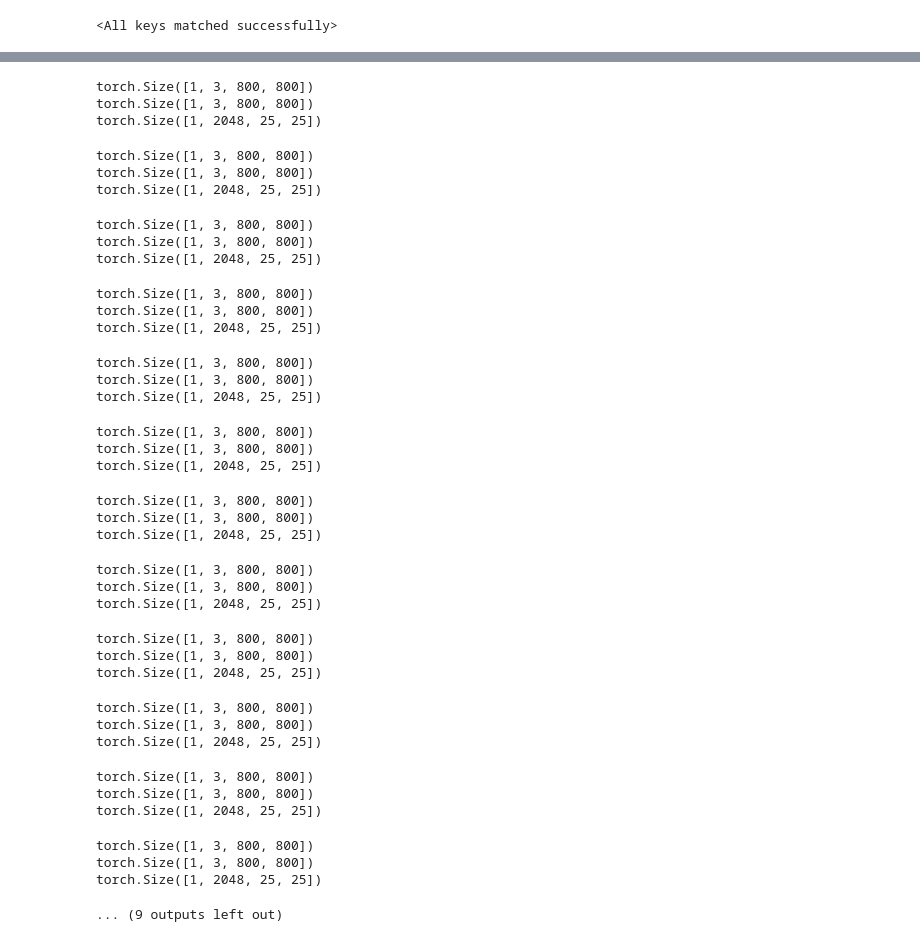
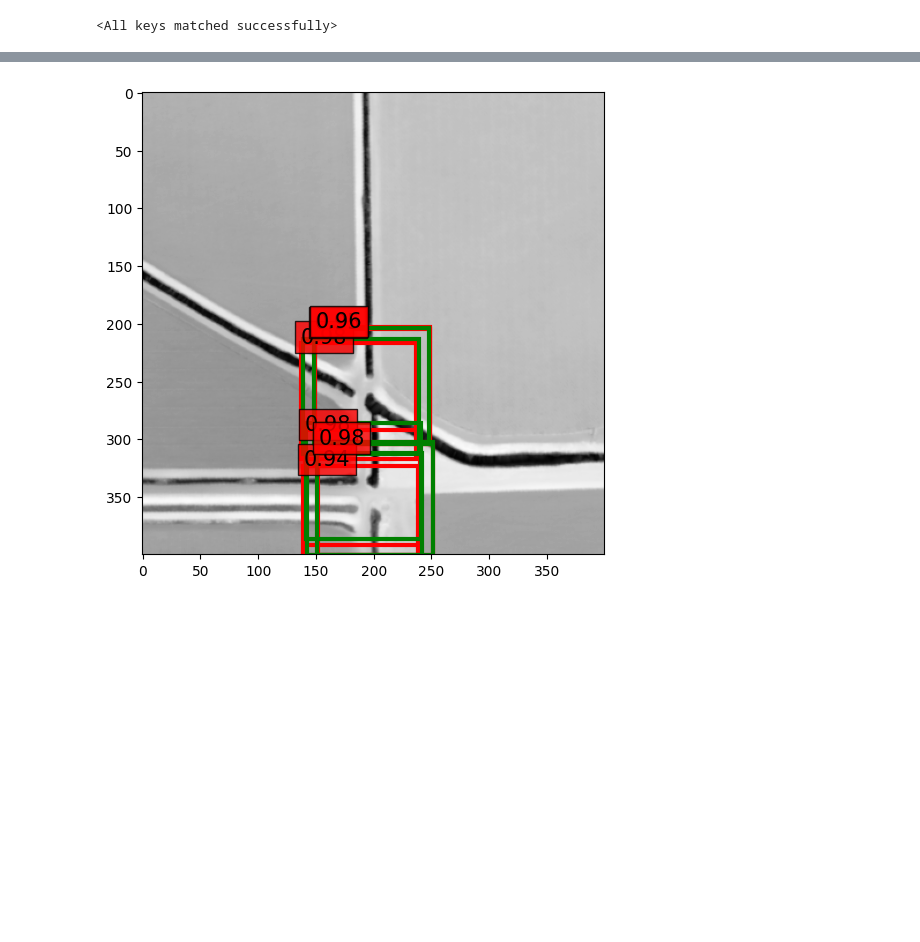
Before and after one commit to amirhnazerii/Transformer_OD_TPU, a Jupyter notebook: notebooks/visualization/visualize_dataset.ipynb, the cells around one changed output, grey strips where cells are left out. Drawn from its saved outputs; the diff is of its cells as text; code cells hidden in the pictures; blank space fills up the shorter version.

Commit message:
pretrained binary classifier with cropping

```diff
--- a/notebooks/visualization/visualize_dataset.ipynb
+++ b/notebooks/visualization/visualize_dataset.ipynb
@@ -78,7 +75,5 @@ pretrained_dict = {k: v for k, v in checkpoint['model'].items() if 'class_embed'
 # %%
 checkpoint = torch.load(args.resume, map_location='cpu')
-model_dict = model.state_dict()
-model_dict.update(pretrained_dict)
-model.load_state_dict(model_dict)
+model.load_state_dict(checkpoint['model'])
 # %% [output]
 <All keys matched successfully>
@@ -150,17 +140,19 @@ plot_inputs(sample)
 # %%
 samples, targets = sample
 samples = samples.to(device)
 targets = [{k: v.to(device) for k, v in t.items()} for t in targets]
 outputs = model(samples)
 image = sample[0].tensors[0].cpu().numpy()[0,:,:]
 
 probas = outputs['pred_logits'].softmax(-1)[0, :, :-1]
-keep = probas.max(-1).values > 0.1
+keep = probas.max(-1).values > 0.7
 
 # convert boxes from [0; 1] to image scales
 bboxes_scaled = rescale_bboxes(outputs['pred_boxes'][0, keep], image.shape)
 
 plot_outputs(sample, probas[keep], bboxes_scaled)
+# %% [output]
+[figure, added]
 # %%
 def plot_results(sample, prob, boxes, idx):
     image = sample[0].tensors[0].cpu().numpy()[0,:,:]
@@ -197,55 +189,18 @@ def rescale_bboxes(out_bbox, shape):
 # %%
 for idx, sample in enumerate(tqdm(data_loader_val)):
     if idx % 50 != 0:
-        continue
+         continue
     samples, targets = sample
     samples = samples.to(device)
     targets = [{k: v.to(device) for k, v in t.items()} for t in targets]
     outputs = model(samples)
+    image = sample[0].tensors[0].cpu().numpy()[0,:,:]
 
     # keep only predictions with 0.7+ confidence
     probas = outputs['pred_logits'].softmax(-1)[0, :, :-1]
     keep = probas.max(-1).values > 0.7
 
     # convert boxes from [0; 1] to image scales
-    bboxes_scaled = rescale_bboxes(outputs['pred_boxes'][0, keep])
+    bboxes_scaled = rescale_bboxes(outputs['pred_boxes'][0, keep], image.shape)
 
     plot_results(sample, probas[keep], bboxes_scaled, idx)
-# %% [output]
-torch.Size([1, 3, 800, 800])
-torch.Size([1, 3, 800, 800])
-torch.Size([1, 2048, 25, 25])
-torch.Size([1, 3, 800, 800])
-torch.Size([1, 3, 800, 800])
-torch.Size([1, 2048, 25, 25])
-torch.Size([1, 3, 800, 800])
-torch.Size([1, 3, 800, 800])
-torch.Size([1, 2048, 25, 25])
-torch.Size([1, 3, 800, 800])
-torch.Size([1, 3, 800, 800])
-torch.Size([1, 2048, 25, 25])
-torch.Size([1, 3, 800, 800])
-torch.Size([1, 3, 800, 800])
-torch.Size([1, 2048, 25, 25])
-torch.Size([1, 3, 800, 800])
-torch.Size([1, 3, 800, 800])
-torch.Size([1, 2048, 25, 25])
-torch.Size([1, 3, 800, 800])
-torch.Size([1, 3, 800, 800])
-torch.Size([1, 2048, 25, 25])
-torch.Size([1, 3, 800, 800])
-torch.Size([1, 3, 800, 800])
-torch.Size([1, 2048, 25, 25])
-torch.Size([1, 3, 800, 800])
-torch.Size([1, 3, 800, 800])
-torch.Size([1, 2048, 25, 25])
-torch.Size([1, 3, 800, 800])
-torch.Size([1, 3, 800, 800])
-torch.Size([1, 2048, 25, 25])
-torch.Size([1, 3, 800, 800])
-torch.Size([1, 3, 800, 800])
-torch.Size([1, 2048, 25, 25])
-torch.Size([1, 3, 800, 800])
-torch.Size([1, 3, 800, 800])
-torch.Size([1, 2048, 25, 25])
-... (9 outputs left out)
```
Also changed, not shown: parts of 9 cells of this notebook, 6 other files.
